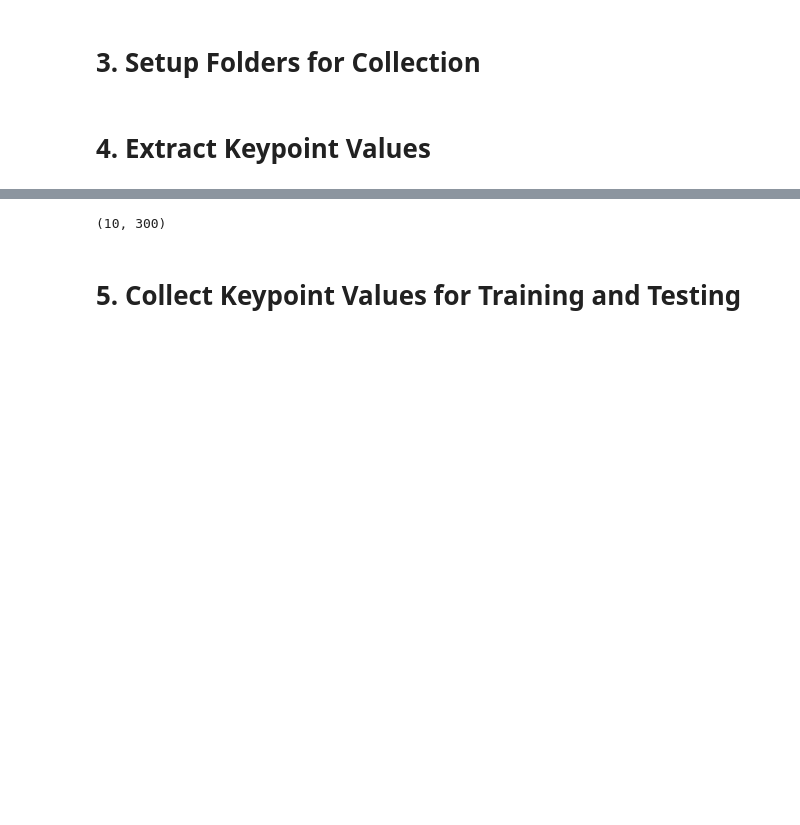
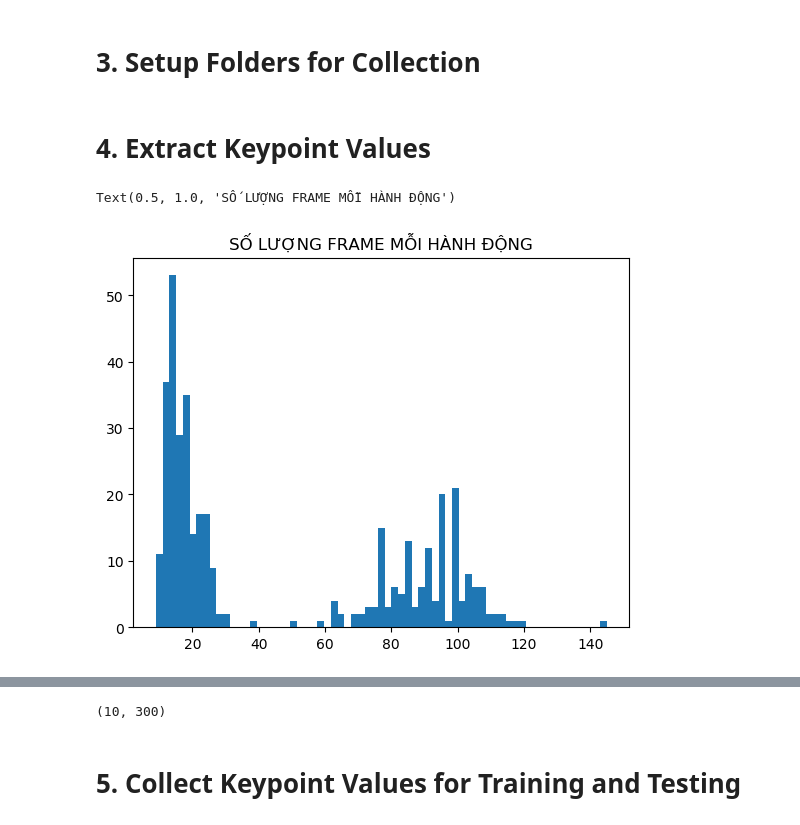
Before and after one commit to nhamcotdo/PBL-, a Jupyter notebook: CreateDataAndTrain/CreateDatasetAndTrain.ipynb, the cells around one changed output, grey strips where cells are left out. Drawn from its saved outputs; the diff is of its cells as text; code cells hidden in the pictures; blank space fills up the shorter version.

```diff
--- a/CreateDataAndTrain/CreateDatasetAndTrain.ipynb
+++ b/CreateDataAndTrain/CreateDatasetAndTrain.ipynb
@@ -111,0 +109,6 @@ sequence_length = 10
+# %%
+plt.hist(list_num_frames, bins=len(set(list_num_frames)))
+plt.title('SỐ LƯỢNG FRAME MỖI HÀNH ĐỘNG')
+# %% [output]
+Text(0.5, 1.0, 'SỐ LƯỢNG FRAME MỖI HÀNH ĐỘNG')
+[figure, added]
```
Also changed, not shown: parts of 31 cells of this notebook, 16 other files.
